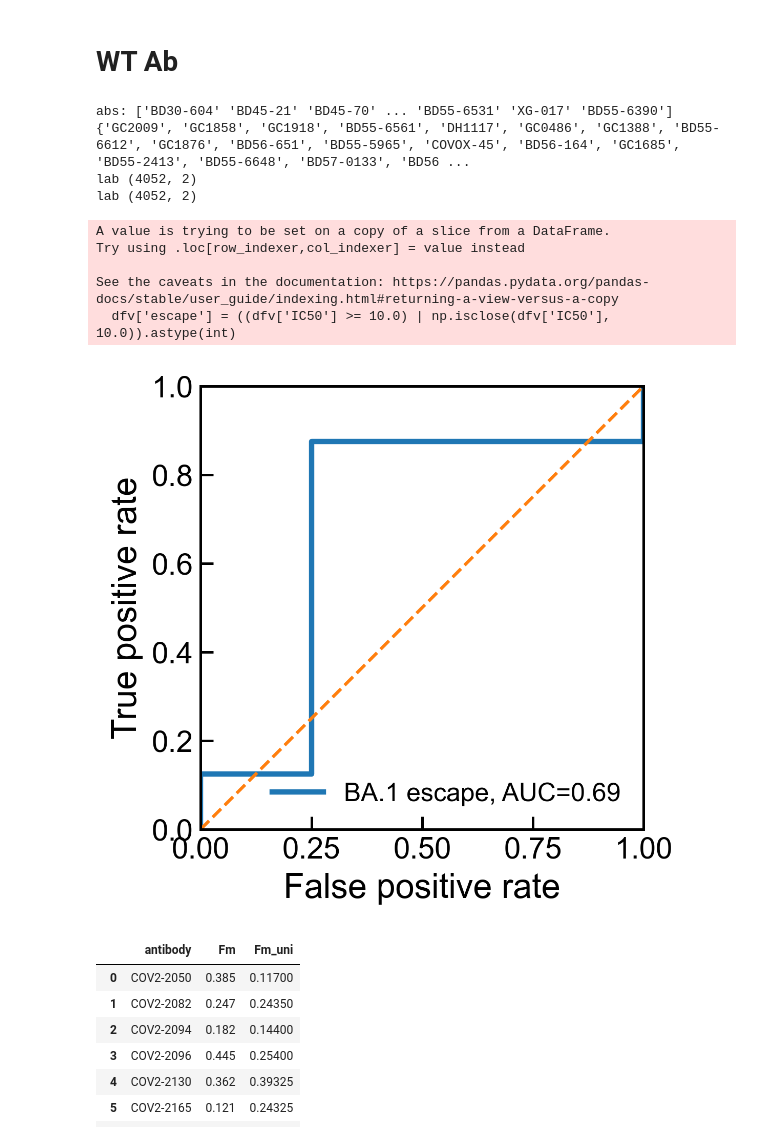
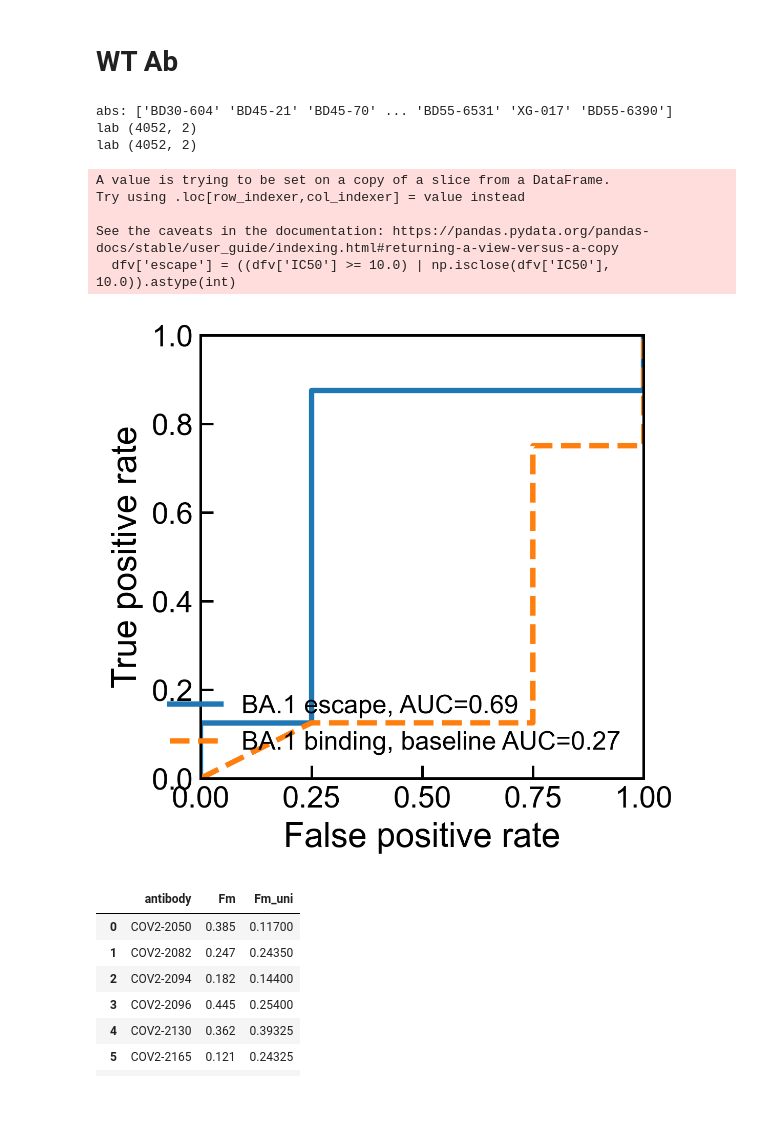
Before and after one commit to m-huot/ESCAPE_MAP_DRAFT, a Jupyter notebook: Figure 4 (Generative)/ab_resilience.ipynb, the cells around one changed output. Saved outputs shown, nothing was run; the diff lists cells and outputs as text; code cells hidden in the pictures; blank space fills up the shorter version.

```diff
--- a/Figure 4 (Generative)/ab_resilience.ipynb
+++ b/Figure 4 (Generative)/ab_resilience.ipynb
@@ -44,25 +44,18 @@ log_kd_values=np.array([get_Kd(seq,KD_VECTORS , log10=True) for seq in seqs])
 log_kd_values_random=np.array([get_Kd(seq,KD_VECTORS , log10=True) for seq in random_seqs])
 ab_names=list(KD_VECTORS.keys())
 # %%
-import numpy as np
-import pandas as pd
-import matplotlib.pyplot as plt
-from sklearn.metrics import roc_curve, auc
-import matplotlib as mpl
+
 
 TH = -6.0  # threshold on log10 Kd
 
-# Fm per antibody from log_kd_values (shape: n_seq x n_ab)
 fm_df = pd.DataFrame({'antibody': ab_names, 'Fm': (log_kd_values > TH).mean(axis=0), 'Fm_uni': (log_kd_values_random > TH).mean(axis=0)})
 
-# Binary escape labels from IC50
 ic50_db = ic50_db_base.copy()
 
-# EXCLUDE antibodies with D614G IC50 == 10.0
 print('abs:', ic50_db['antibody'].unique())
-exclude_abs = set(ic50_db[(ic50_db['virus'] == 'D614G') & (ic50_db['IC50'] >= 10.0)]['antibody'].unique())
+# exclude_abs = set(ic50_db[(ic50_db['virus'] == 'D614G') & (ic50_db['IC50'] >= 10.0)]['antibody'].unique())
 # fm_keep = fm_df[~fm_df['antibody'].isin(exclude_abs)].copy()
-print(exclude_abs)
+# print(exclude_abs)
 fm_keep=fm_df
 mpl.rcParams.update({
     'figure.dpi': 300, 'savefig.dpi': 600, 'font.size': 14,
@@ -99,39 +92,35 @@ for virus in ['BA.1']:
     A = auc(fpr, tpr)
     plt.plot(fpr, tpr, lw=2.5,
          label=f'{virus} escape, AUC={A:.2f}')
 
     y_true = merged['escape'].values.astype(int)
     y_score = merged['Fm_uni'].values.astype(float)
 
     fpr, tpr, _ = roc_curve(y_true, y_score)
     A = auc(fpr, tpr)
-    # plt.plot(fpr, tpr,'--', lw=2.5, label=f'{virus} binding, AUC={A:.2f}')
+    plt.plot(fpr, tpr,'--', lw=2.5, label=f'{virus} binding, baseline AUC={A:.2f}')
 
 
 
 # baseline
-plt.plot([0,1],[0,1], linestyle='--', lw=1.5)
 
 ax = plt.gca()
 ax.set_xlim(0, 1); ax.set_ylim(0, 1); ax.set_aspect('equal', 'box')
 ax.set_xlabel('False positive rate')
 ax.set_ylabel('True positive rate')
 ax.legend(loc='lower right', frameon=False)
 plt.tight_layout()
 plt.show()
-
-# optional
 # %% [output]
 abs: ['BD30-604' 'BD45-21' 'BD45-70' ... 'BD55-6531' 'XG-017' 'BD55-6390']
-{'GC2009', 'GC1858', 'GC1918', 'BD55-6561', 'DH1117', 'GC0486', 'GC1388', 'BD55-6612', 'GC1876', 'BD56-651', 'BD55-5965', 'COVOX-45', 'BD56-164', 'GC1685', 'BD55-2413', 'BD55-6648', 'BD57-0133', 'BD56 ...
 lab (4052, 2)
 lab (4052, 2)
 A value is trying to be set on a copy of a slice from a DataFrame.
 Try using .loc[row_indexer,col_indexer] = value instead
 
 See the caveats in the documentation: https://pandas.pydata.org/pandas-docs/stable/user_guide/indexing.html#returning-a-view-versus-a-copy
   dfv['escape'] = ((dfv['IC50'] >= 10.0) | np.isclose(dfv['IC50'], 10.0)).astype(int)
-[figure, old version]
+[figure, new version]
 # %%
 ab_class_df_mapping=pd.read_csv('../exp_data/ab_classification.csv')
 class_mapping = ab_class_df_mapping.set_index('condition')['condition_subtype'].to_dict()#condition is ant
```
Also changed, not shown: parts of 9 cells of this notebook, 47 other files.
